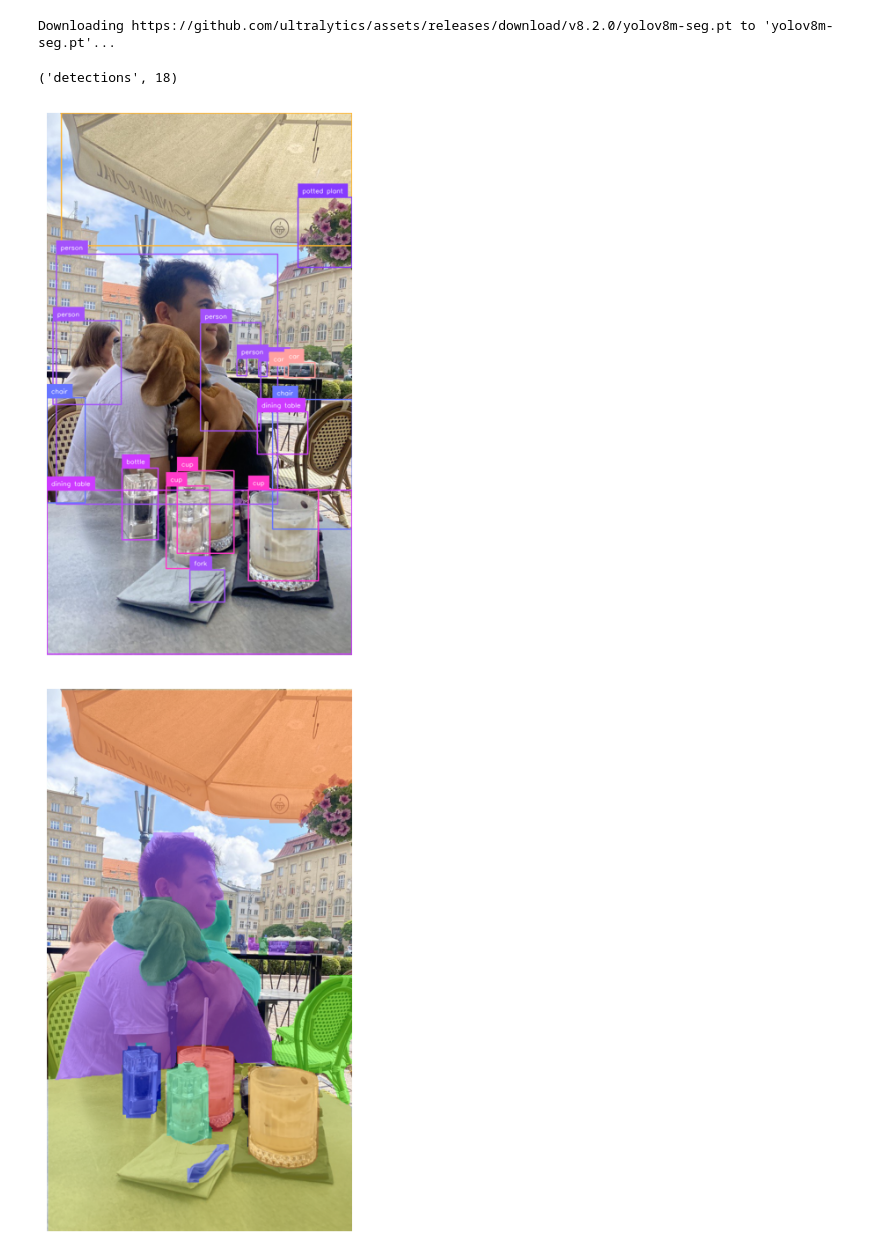
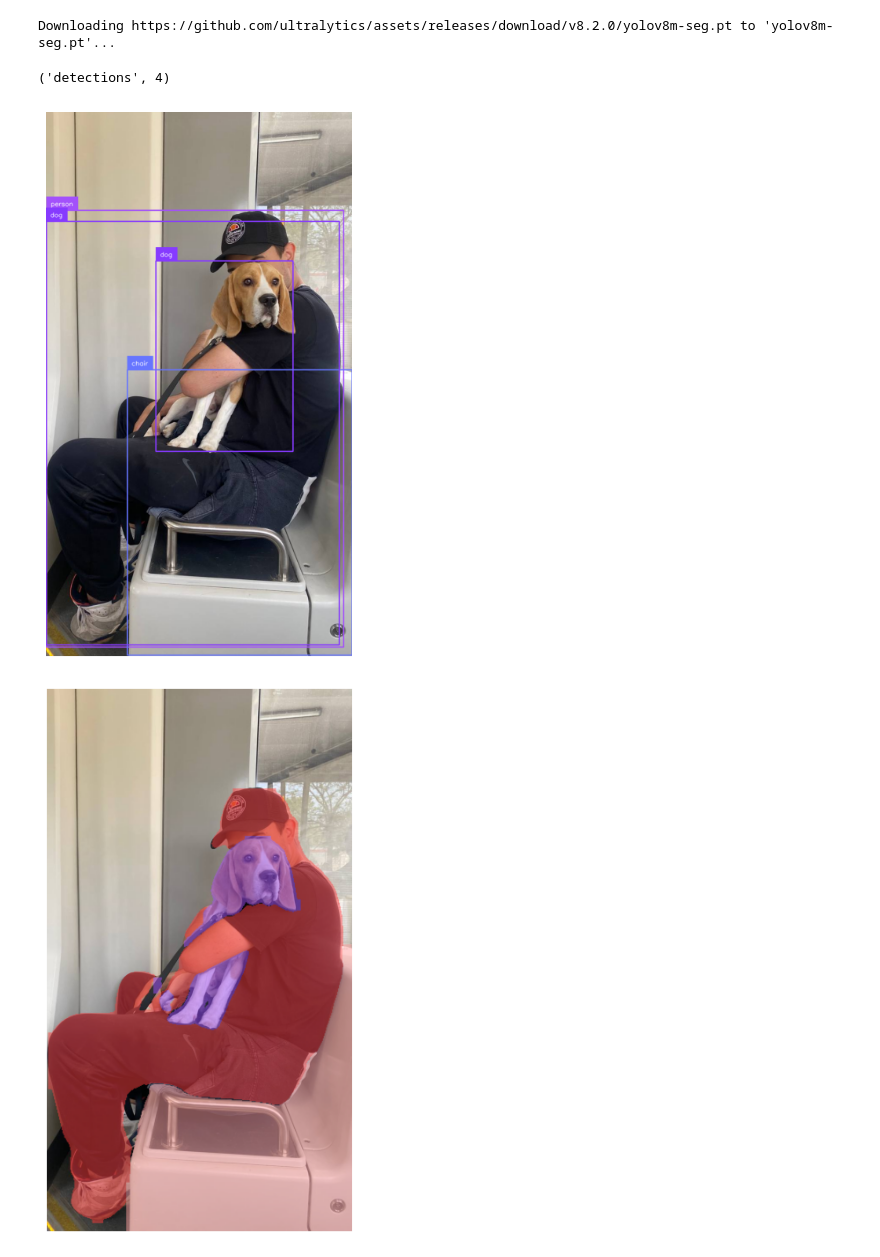
Before and after one commit to Isaac-Munyaka/Supervison-0.22.0, a Jupyter notebook: supervision.ipynb, the cells around one changed output. Saved outputs shown, nothing was run; the diff lists cells and outputs as text; code cells hidden in the pictures.

```diff
--- a/supervision.ipynb
+++ b/supervision.ipynb
@@ -54,8 +42,7 @@ os.listdir(HOME)
 /content/images/images
 # %%
 
-
-IMAGE_PATH = f"{HOME}/images/dog-2.jpeg"
+IMAGE_PATH = f"{HOME}/dog-8.jpeg"
 image = cv2.imread(IMAGE_PATH)
 # %%
 
@@ -102,7 +88,7 @@ Downloading https://github.com/ultralytics/assets/releases/download/v8.2.0/yolov
 # %%
 "detections", len(detections)
 # %% [output]
-('detections', 18)
+('detections', 4)
 # %%
 box_annotator = sv.BoxAnnotator()
 label_annotator = sv.LabelAnnotator()
@@ -110,18 +96,18 @@ label_annotator = sv.LabelAnnotator()
 annotated_image = box_annotator.annotate(image.copy(), detections=detections)
 annotated_image = label_annotator.annotate(annotated_image, detections=detections)
 
-sv.plot_image(image=annotated_image, size=(8, 8))
+sv.plot_image(image=annotated_image, size=(9, 9))
 # %% [output]
-[figure, old version]
+[figure, new version]
 # %%
 # MaskAnnotator
 
 mask_annotator = sv.MaskAnnotator(color_lookup=sv.ColorLookup.INDEX)
 
 annotated_image = mask_annotator.annotate(
     image.copy(), detections=detections_segmentation
 )
 
-sv.plot_image(image=annotated_image, size=(8, 8))
+sv.plot_image(image=annotated_image, size=(10, 8))
 # %% [output]
-[figure, old version]
+[figure, new version]
```
Also changed, not shown: parts of 7 cells of this notebook.
